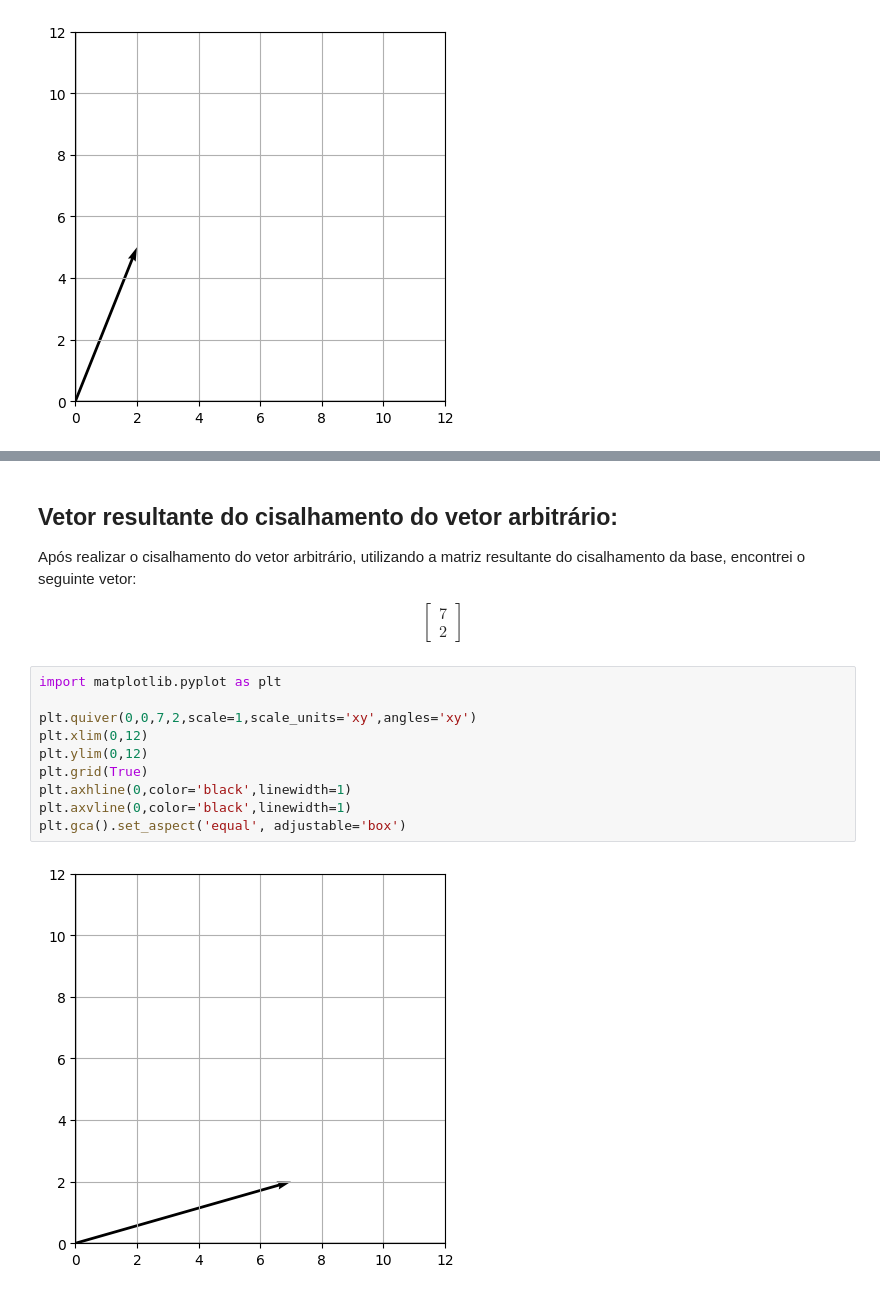
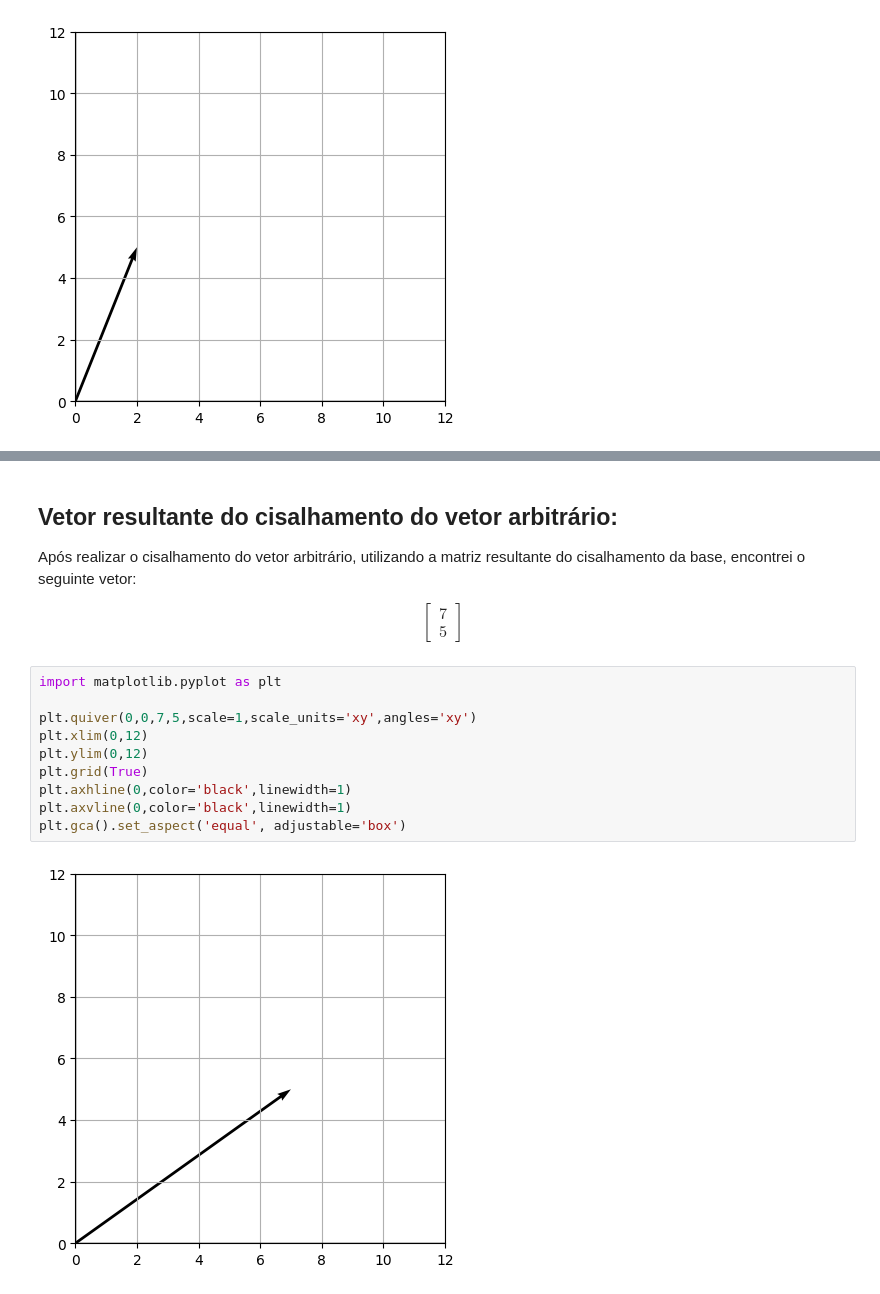
Before and after one commit to MurilloFig/Matem-tica-Computacional, a Jupyter notebook: Atividade0.ipynb, the cells around one changed output, grey strips where cells are left out. Saved outputs shown, nothing was run; the diff lists cells and outputs as text.

```diff
--- a/Atividade0.ipynb
+++ b/Atividade0.ipynb
@@ -361,20 +373,20 @@ Após realizar o cisalhamento do vetor arbitrário, utilizando a matriz resultan
 
 \begin{bmatrix}
 7 \\
-2
+5
 \end{bmatrix}
 # %%
 import matplotlib.pyplot as plt
 
-plt.quiver(0,0,7,2,scale=1,scale_units='xy',angles='xy')
+plt.quiver(0,0,7,5,scale=1,scale_units='xy',angles='xy')
 plt.xlim(0,12)
 plt.ylim(0,12)
 plt.grid(True)
 plt.axhline(0,color='black',linewidth=1)
 plt.axvline(0,color='black',linewidth=1)
 plt.gca().set_aspect('equal', adjustable='box')
 # %% [output]
-[figure, old version]
+[figure, new version]
 # %% [markdown]
 ## Vetor resultante do cisalhamento e rotação do vetor arbitrário:
 
```
Also changed, not shown: parts of 22 cells of this notebook, 1 other file.
